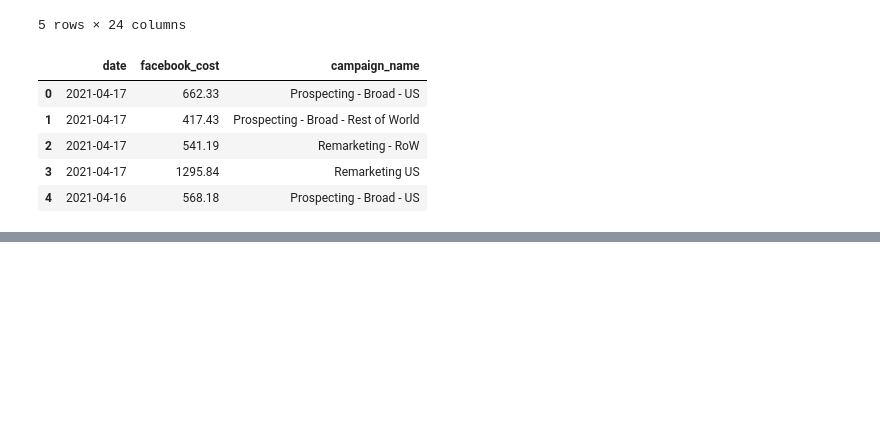
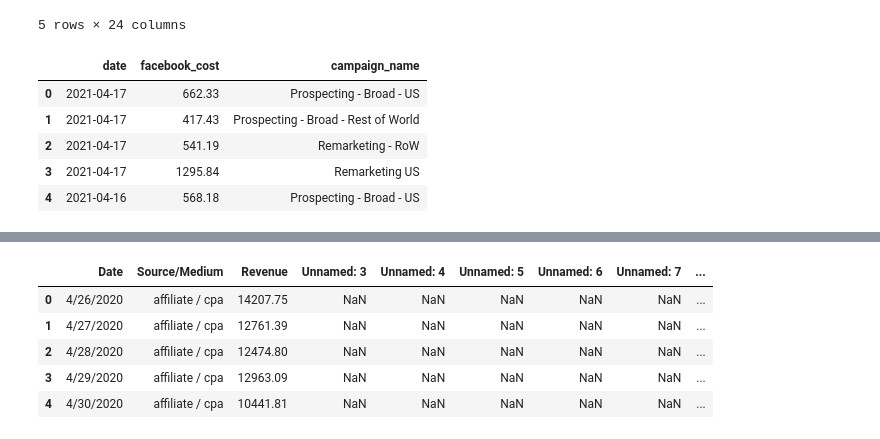
Before and after one commit to hammer-mt/VEX-MMM, a Jupyter notebook: notebooks/Data Cleaning.ipynb, the cells around one changed output, grey strips where cells are left out. Cells and saved outputs as stored; diff of their text form; code cells hidden in the pictures; blank space fills up the shorter version.

Commit message:
added google analytics and google ads data cleaning

```diff
--- a/notebooks/Data Cleaning.ipynb
+++ b/notebooks/Data Cleaning.ipynb
@@ -66,0 +129,5 @@ df.head()
+# %%
+# Load example Google Analytics data
+file_name = "GoolyBib-trafficsources-all-traffic.csv"
+data = pd.read_csv('../data/'+file_name)
+data.head()
@@ -66,0 +141,10 @@ df.head()
+# %%
+data = pd.read_csv('../data/'+file_name, skiprows=6)
+data.head()
+# %% [output]
+|  | Date | Source/Medium | Revenue | Unnamed: 3 | Unnamed: 4 | Unnamed: 5 | Unnamed: 6 | Unnamed: 7 | ... |
+| 0 | 4/26/2020 | affiliate / cpa | 14207.75 | NaN | NaN | NaN | NaN | NaN | ... |
+| 1 | 4/27/2020 | affiliate / cpa | 12761.39 | NaN | NaN | NaN | NaN | NaN | ... |
+| 2 | 4/28/2020 | affiliate / cpa | 12474.80 | NaN | NaN | NaN | NaN | NaN | ... |
+| 3 | 4/29/2020 | affiliate / cpa | 12963.09 | NaN | NaN | NaN | NaN | NaN | ... |
+| 4 | 4/30/2020 | affiliate / cpa | 10441.81 | NaN | NaN | NaN | NaN | NaN | ... |
```
Also changed, not shown: parts of 12 cells of this notebook, 4 other files.
